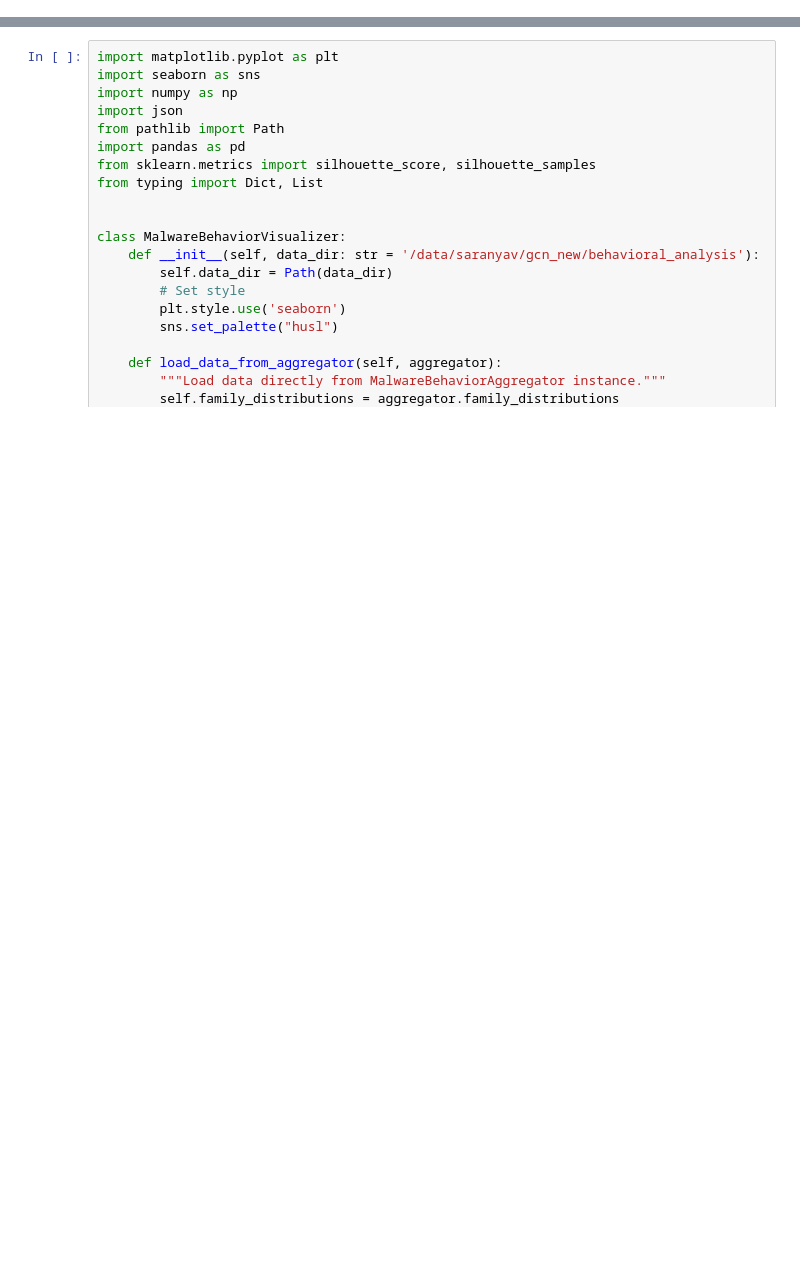
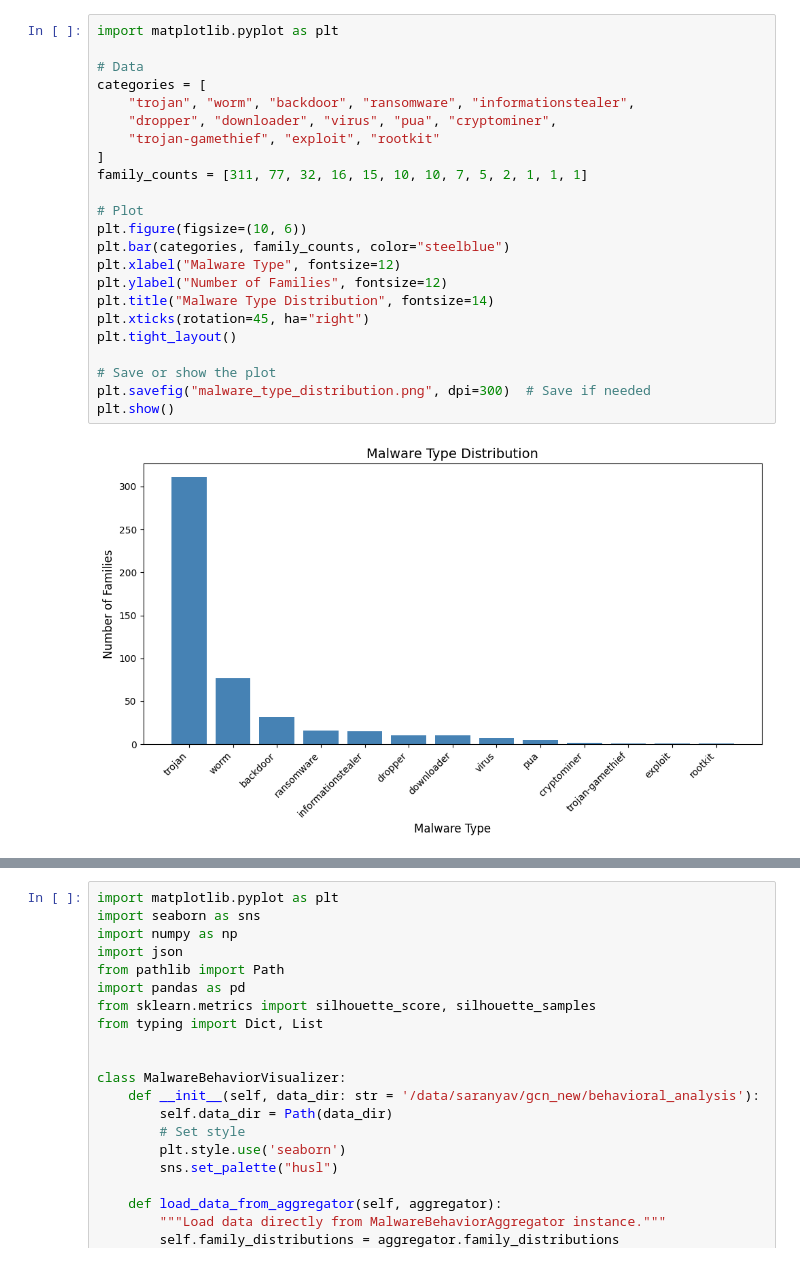
Before and after one commit to svijayakumar2/gcn_new, a Jupyter notebook: Plotting/feature_plotting.ipynb, the cells around one changed output, grey strips where cells are left out. Drawn from its saved outputs; the diff is of its cells as text; blank space fills up the shorter version.

```diff
--- a/Plotting/feature_plotting.ipynb
+++ b/Plotting/feature_plotting.ipynb
@@ -0,0 +642,25 @@
+# %%
+import matplotlib.pyplot as plt
+
+# Data
+categories = [
+    "trojan", "worm", "backdoor", "ransomware", "informationstealer",
+    "dropper", "downloader", "virus", "pua", "cryptominer",
+    "trojan-gamethief", "exploit", "rootkit"
+]
+family_counts = [311, 77, 32, 16, 15, 10, 10, 7, 5, 2, 1, 1, 1]
+
+# Plot
+plt.figure(figsize=(10, 6))
+plt.bar(categories, family_counts, color="steelblue")
+plt.xlabel("Malware Type", fontsize=12)
+plt.ylabel("Number of Families", fontsize=12)
+plt.title("Malware Type Distribution", fontsize=14)
+plt.xticks(rotation=45, ha="right")
+plt.tight_layout()
+
+# Save or show the plot
+plt.savefig("malware_type_distribution.png", dpi=300)  # Save if needed
+plt.show()
+# %% [output]
+[figure, added]
```
Also changed, not shown: parts of 18 cells of this notebook, 10 other files.
